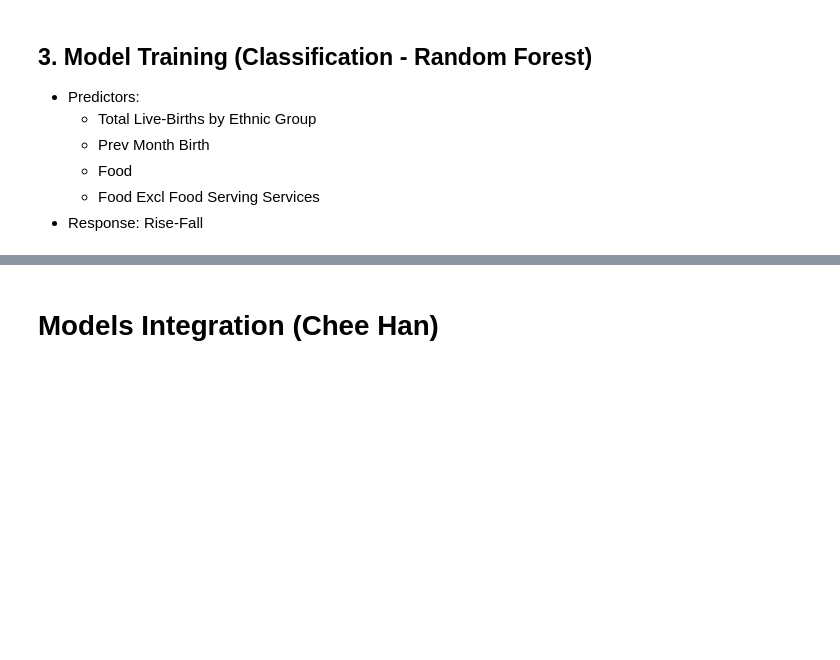
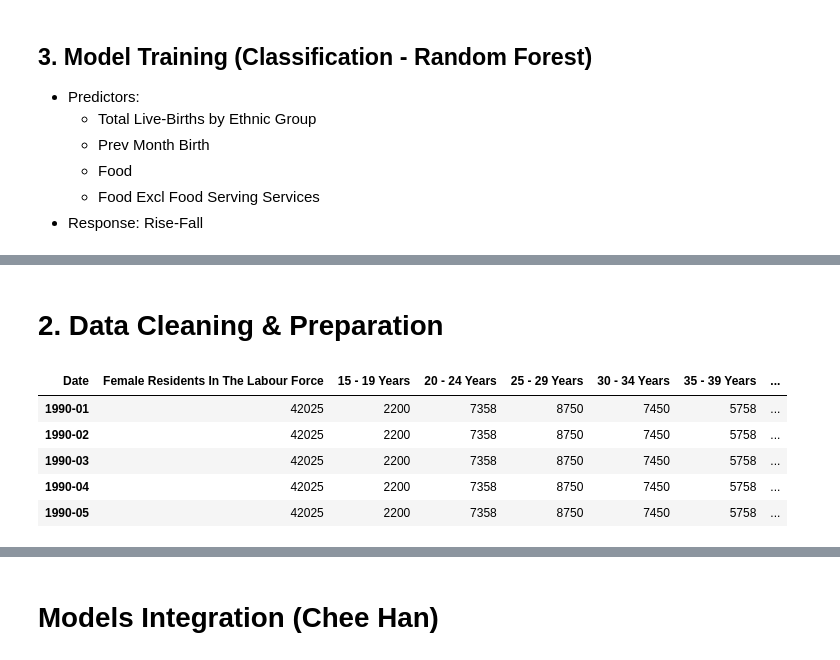
Before and after one commit to SleepHan/SC1015-Mini-Project, a Jupyter notebook: Main Analysis.ipynb, the cells around one changed output, grey strips where cells are left out. Saved outputs shown, nothing was run; the diff lists cells and outputs as text; code cells hidden in the pictures; blank space fills up the shorter version.

```diff
--- a/Main Analysis.ipynb
+++ b/Main Analysis.ipynb
@@ -1167,0 +1178,22 @@ groceryMod = results[0][-1]
+# %% [markdown]
+# 2. Data Cleaning & Preparation
+# %%
+fwf = fwf.rename(columns = {'Data Series':'Date'})
+fwf.set_index('Date',inplace=True)
+fwf = fwf.rename(columns=lambda x: x.strip())
+fwf.columns = pd.DatetimeIndex(fwf.columns).to_period('M')
+
+fwf = fwf.T
+fwf = fwf.rename(columns=lambda x: x.strip())
+fwf = fwf.reindex()
+fwf = fwf.replace('na',np.nan)
+fwf = fwf.resample('M').pad()
+fwf = fwf.apply(lambda x: (pd.to_numeric(x, errors='coerce') * 1000 / 12).apply(math.floor).astype('int64'))
+fwf.head()
+# %% [output]
+| Date | Female Residents In The Labour Force | 15 - 19 Years | 20 - 24 Years | 25 - 29 Years | 30 - 34 Years | 35 - 39 Years | ... |
+| 1990-01 | 42025 | 2200 | 7358 | 8750 | 7450 | 5758 | ... |
+| 1990-02 | 42025 | 2200 | 7358 | 8750 | 7450 | 5758 | ... |
+| 1990-03 | 42025 | 2200 | 7358 | 8750 | 7450 | 5758 | ... |
+| 1990-04 | 42025 | 2200 | 7358 | 8750 | 7450 | 5758 | ... |
+| 1990-05 | 42025 | 2200 | 7358 | 8750 | 7450 | 5758 | ... |
```
Also changed, not shown: parts of 23 cells of this notebook, 1 other file.
